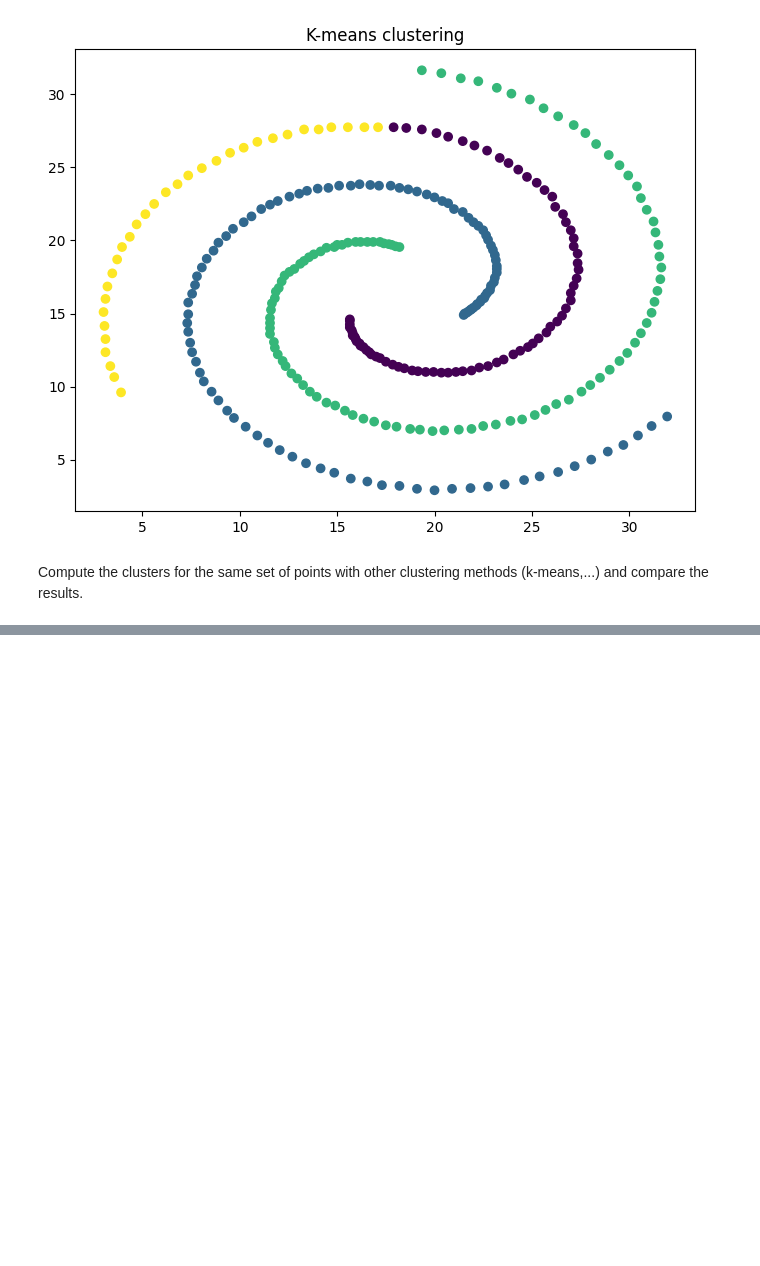
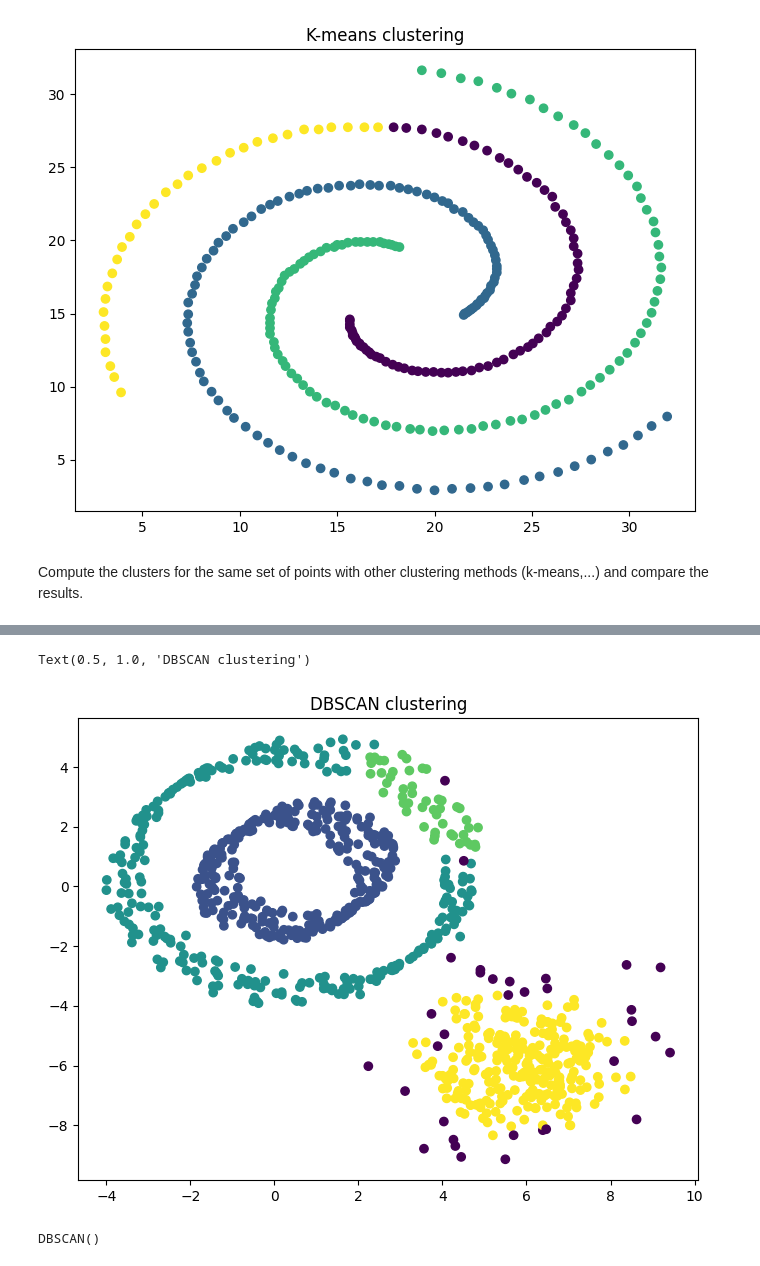
Before and after one commit to chiaramaretto/CA-Homework2, a Jupyter notebook: Maretto_Gosmar_HWSC.ipynb, the cells around one changed output, grey strips where cells are left out. Cells and saved outputs as stored; diff of their text form; code cells hidden in the pictures; blank space fills up the shorter version.

```diff
--- a/Maretto_Gosmar_HWSC.ipynb
+++ b/Maretto_Gosmar_HWSC.ipynb
@@ -211,0 +242,11 @@ methods (k-means,...) and compare the results.
+# %%
+plt.figure(figsize=(8, 6))
+plt.scatter(circle['x'], circle['y'], c=cls.labels_)
+plt.title("DBSCAN clustering")
+# %% [output]
+Text(0.5, 1.0, 'DBSCAN clustering')
+[figure, added]
+# %%
+cls.fit(spiral_points)
+# %% [output]
+DBSCAN()
```
Also changed, not shown: parts of 8 cells of this notebook.
